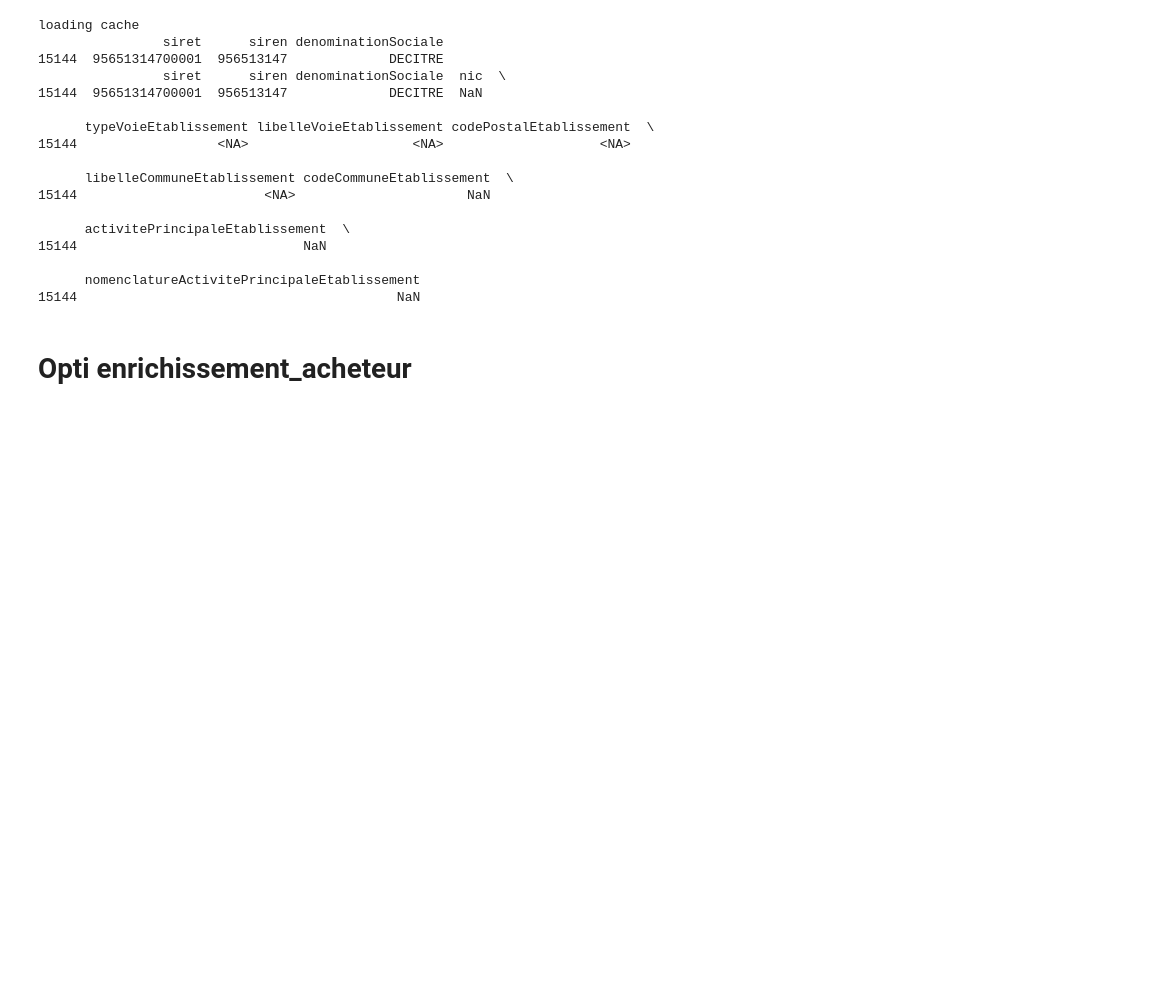
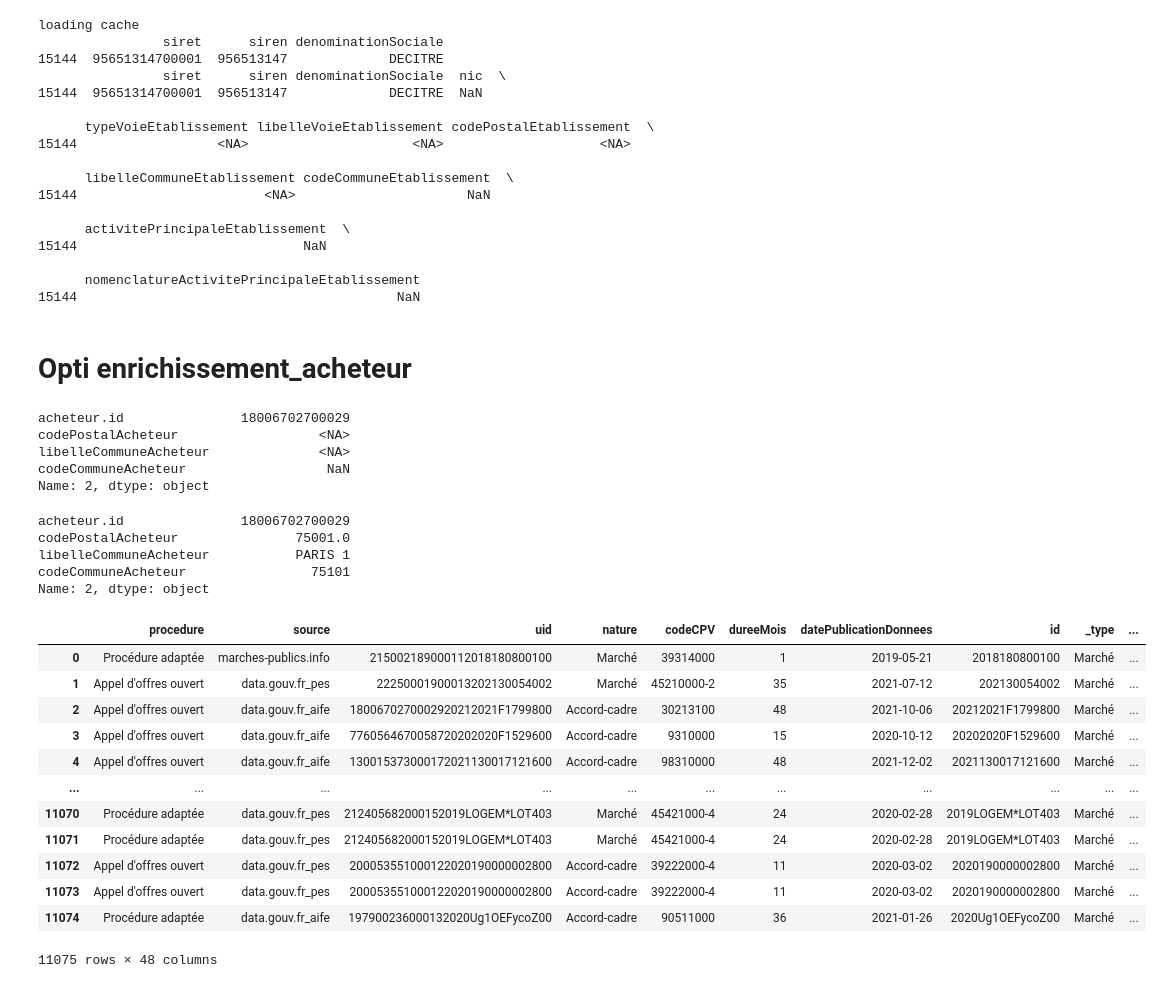
Before and after one commit to 139bercy/decp-augmente, a Jupyter notebook: opit_enrichissement.ipynb, the cells around one changed output. Cells and saved outputs as stored; diff of their text form; code cells hidden in the pictures; blank space fills up the shorter version.

```diff
--- a/opit_enrichissement.ipynb
+++ b/opit_enrichissement.ipynb
@@ -398,3 +398,6 @@ loading cache
 15144                                         NaN
 # %% [markdown]
 # Opti enrichissement_acheteur
+# %%
+with open('df_nettoye', 'rb') as df_nettoye:
+    df = pickle.load(df_nettoye)
@@ -400,0 +451,73 @@ loading cache
+# %%
+def enrichissement_acheteur(df: pd.DataFrame) -> pd.DataFrame:
+    """
+    Enrichissement des données des acheteurs via les codes siret/siren.
+    Dans cette fonction du pipeline, on ré-utilise la Bdd insee (et donc on va ré utiliser les caches utilisés pour enrichissement_insee)
+
+    Return:
+        - pd.DataFrame
+    """
+    df = pd.concat([df, pd.DataFrame(data={"siret": ["erzz"]})])
+    dfAcheteurId = df['acheteur.id'].to_frame()
+    dfAcheteurId.columns = ['siret']
+    dfAcheteurId = dfAcheteurId.drop_duplicates(keep='first')
+    dfAcheteurId.reset_index(inplace=True, drop=True)
+    dfAcheteurId = dfAcheteurId.astype(str)
+
+    # StockEtablissement_utf8 et les caches
+    path_to_cache_bdd = r"/home/gaspard/Documents/decp-augmente/cache/cache_StockEtablissement_utf8.csv"
+    path_to_cache_not_in_bdd = r"/home/gaspard/Documents/decp-augmente/cache/cache_NOTIN_StockEtablissement_utf8.csv"
+
+    # Chargement des caches qui existent forcément. Donc pas de test sur leur existence
+    sirets_not_found = loading_cache(path_to_cache_not_in_bdd)
+    dfcache = loading_cache(path_to_cache_bdd)
+
+    # Colonnes utiles l'enrichissement
+    usecols=['siret', 'codePostalEtablissement', 'libelleCommuneEtablissement', 'codeCommuneEtablissement']
+
+
+    dfcache_acheteur = dfcache[usecols].copy()
+    enrichissementAcheteur =  pd.merge(dfAcheteurId, dfcache_acheteur, on="siret", copy=False)
+    enrichissementAcheteur = enrichissementAcheteur.drop_duplicates(subset=['siret'], keep='first')
+    enrichissementAcheteur.columns = ['acheteur.id', 'codePostalAcheteur', 'libelleCommuneAcheteur',
+                                      'codeCommuneAcheteur']
+    enrichissementAcheteur = enrichissementAcheteur.drop_duplicates(subset=['acheteur.id'], keep='first')
+
+    df = pd.merge(df, enrichissementAcheteur, how='left', on='acheteur.id', copy=False)
+    return df
+# %%
+usecols = ['acheteur.id', 'codePostalAcheteur', 'libelleCommuneAcheteur',
+                                      'codeCommuneAcheteur']
+out_cache.loc[2, usecols]
+# %% [output]
+acheteur.id               18006702700029
+codePostalAcheteur                  <NA>
+libelleCommuneAcheteur              <NA>
+codeCommuneAcheteur                  NaN
+Name: 2, dtype: object
+# %%
+out.loc[2, usecols]
+# %% [output]
+acheteur.id               18006702700029
+codePostalAcheteur               75001.0
+libelleCommuneAcheteur           PARIS 1
+codeCommuneAcheteur                75101
+Name: 2, dtype: object
+# %%
+out_cache = enrichissement_acheteur(df)
+# %%
+out_cache
+# %% [output]
+|  | procedure | source | uid | nature | codeCPV | dureeMois | datePublicationDonnees | id | _type | ... |
+| 0 | Procédure adaptée | marches-publics.info | 215002189000112018180800100 | Marché | 39314000 | 1 | 2019-05-21 | 2018180800100 | Marché | ... |
+| 1 | Appel d'offres ouvert | data.gouv.fr_pes | 22250001900013202130054002 | Marché | 45210000-2 | 35 | 2021-07-12 | 202130054002 | Marché | ... |
+| 2 | Appel d'offres ouvert | data.gouv.fr_aife | 1800670270002920212021F1799800 | Accord-cadre | 30213100 | 48 | 2021-10-06 | 20212021F1799800 | Marché | ... |
+| 3 | Appel d'offres ouvert | data.gouv.fr_aife | 7760564670058720202020F1529600 | Accord-cadre | 9310000 | 15 | 2020-10-12 | 20202020F1529600 | Marché | ... |
+| 4 | Appel d'offres ouvert | data.gouv.fr_aife | 130015373000172021130017121600 | Accord-cadre | 98310000 | 48 | 2021-12-02 | 2021130017121600 | Marché | ... |
+| ... | ... | ... | ... | ... | ... | ... | ... | ... | ... | ... |
+| 11070 | Procédure adaptée | data.gouv.fr_pes | 212405682000152019LOGEM*LOT403 | Marché | 45421000-4 | 24 | 2020-02-28 | 2019LOGEM*LOT403 | Marché | ... |
+| 11071 | Procédure adaptée | data.gouv.fr_pes | 212405682000152019LOGEM*LOT403 | Marché | 45421000-4 | 24 | 2020-02-28 | 2019LOGEM*LOT403 | Marché | ... |
+| 11072 | Appel d'offres ouvert | data.gouv.fr_pes | 200053551000122020190000002800 | Accord-cadre | 39222000-4 | 11 | 2020-03-02 | 2020190000002800 | Marché | ... |
+| 11073 | Appel d'offres ouvert | data.gouv.fr_pes | 200053551000122020190000002800 | Accord-cadre | 39222000-4 | 11 | 2020-03-02 | 2020190000002800 | Marché | ... |
+| 11074 | Procédure adaptée | data.gouv.fr_aife | 197900236000132020Ug1OEFycoZ00 | Accord-cadre | 90511000 | 36 | 2021-01-26 | 2020Ug1OEFycoZ00 | Marché | ... |
+11075 rows × 48 columns
```
Also changed, not shown: parts of 51 cells of this notebook, 1 other file.
